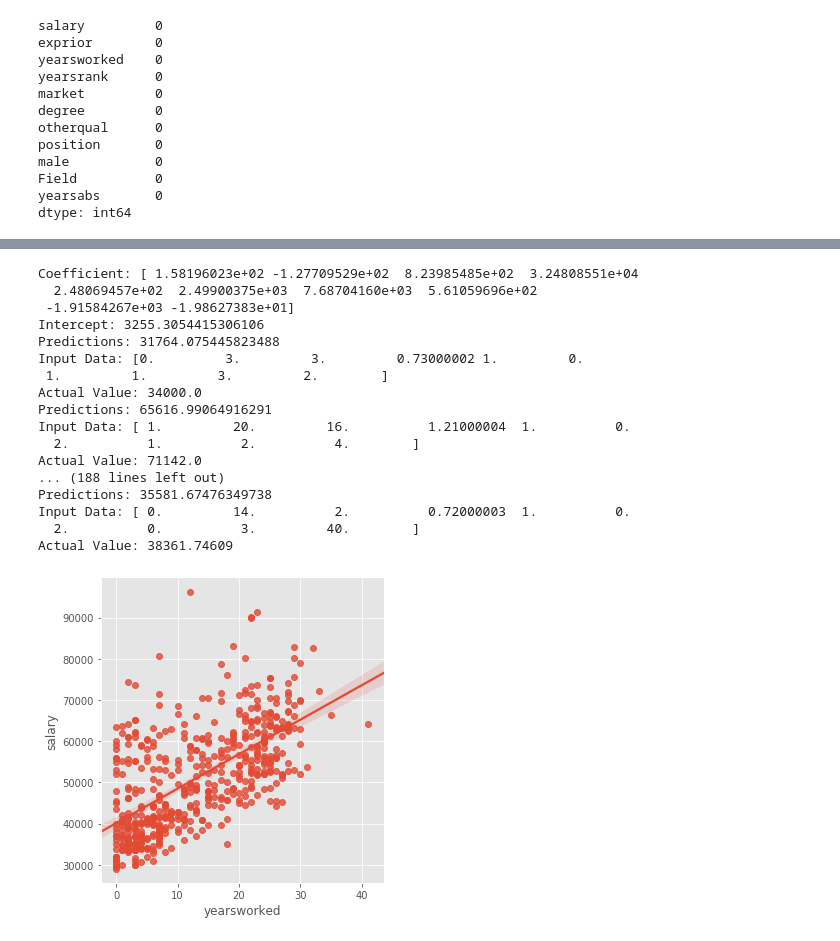
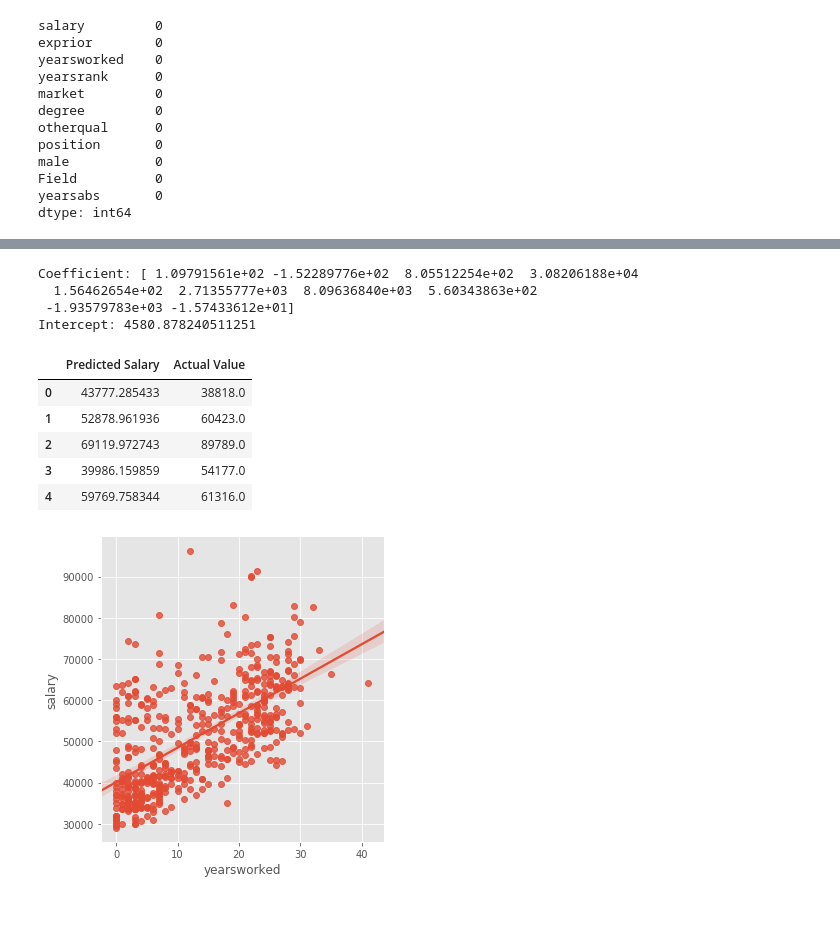
Before and after one commit to Wonder13oy/Salary-Analysis-Linear-Regression, a Jupyter notebook: notebooks/Salary_Linear_Regression.ipynb, the cells around one changed output, grey strips where cells are left out. Drawn from its saved outputs; the diff is of its cells as text; code cells hidden in the pictures; blank space fills up the shorter version.

```diff
--- a/notebooks/Salary_Linear_Regression.ipynb
+++ b/notebooks/Salary_Linear_Regression.ipynb
@@ -52,23 +63,19 @@ training_model.train(df)
-# %%
-testing_model.test(df)
-# %% [output]
-Coefficient: [ 1.58196023e+02 -1.27709529e+02  8.23985485e+02  3.24808551e+04
-  2.48069457e+02  2.49900375e+03  7.68704160e+03  5.61059696e+02
- -1.91584267e+03 -1.98627383e+01]
-Intercept: 3255.3054415306106
-Predictions: 31764.075445823488
-Input Data: [0.         3.         3.         0.73000002 1.         0.
- 1.         1.         3.         2.        ]
-Actual Value: 34000.0
-Predictions: 65616.99064916291
-Input Data: [ 1.         20.         16.          1.21000004  1.          0.
-  2.          1.          2.          4.        ]
-Actual Value: 71142.0
-... (188 lines left out)
-Predictions: 35581.67476349738
-Input Data: [ 0.         14.          2.          0.72000003  1.          0.
-  2.          0.          3.         40.        ]
-Actual Value: 38361.74609
+# %%
+# df['Predicted Salary'] = testing_model.test(df)
+# df.head()
+predictions= testing_model.test(df)
+predictions.head()
+# %% [output]
+Coefficient: [ 1.09791561e+02 -1.52289776e+02  8.05512254e+02  3.08206188e+04
+  1.56462654e+02  2.71355777e+03  8.09636840e+03  5.60343863e+02
+ -1.93579783e+03 -1.57433612e+01]
+Intercept: 4580.878240511251
+|  | Predicted Salary | Actual Value |
+| 0 | 43777.285433 | 38818.0 |
+| 1 | 52878.961936 | 60423.0 |
+| 2 | 69119.972743 | 89789.0 |
+| 3 | 39986.159859 | 54177.0 |
+| 4 | 59769.758344 | 61316.0 |
 # %%
 testing_model.scatterplot(df, 'yearsworked')
 # %% [output]
```
Also changed, not shown: parts of 6 cells of this notebook, 3 other files.
